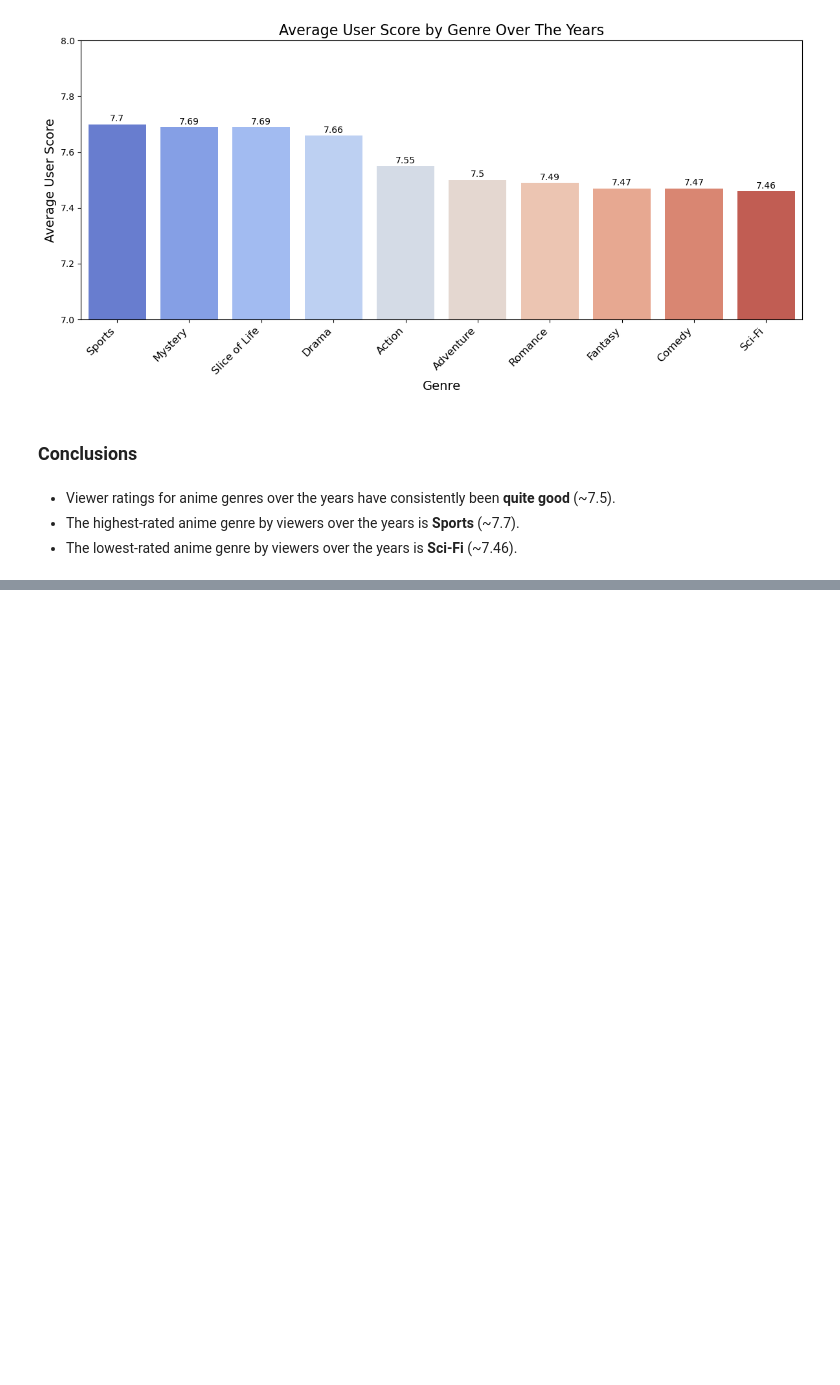
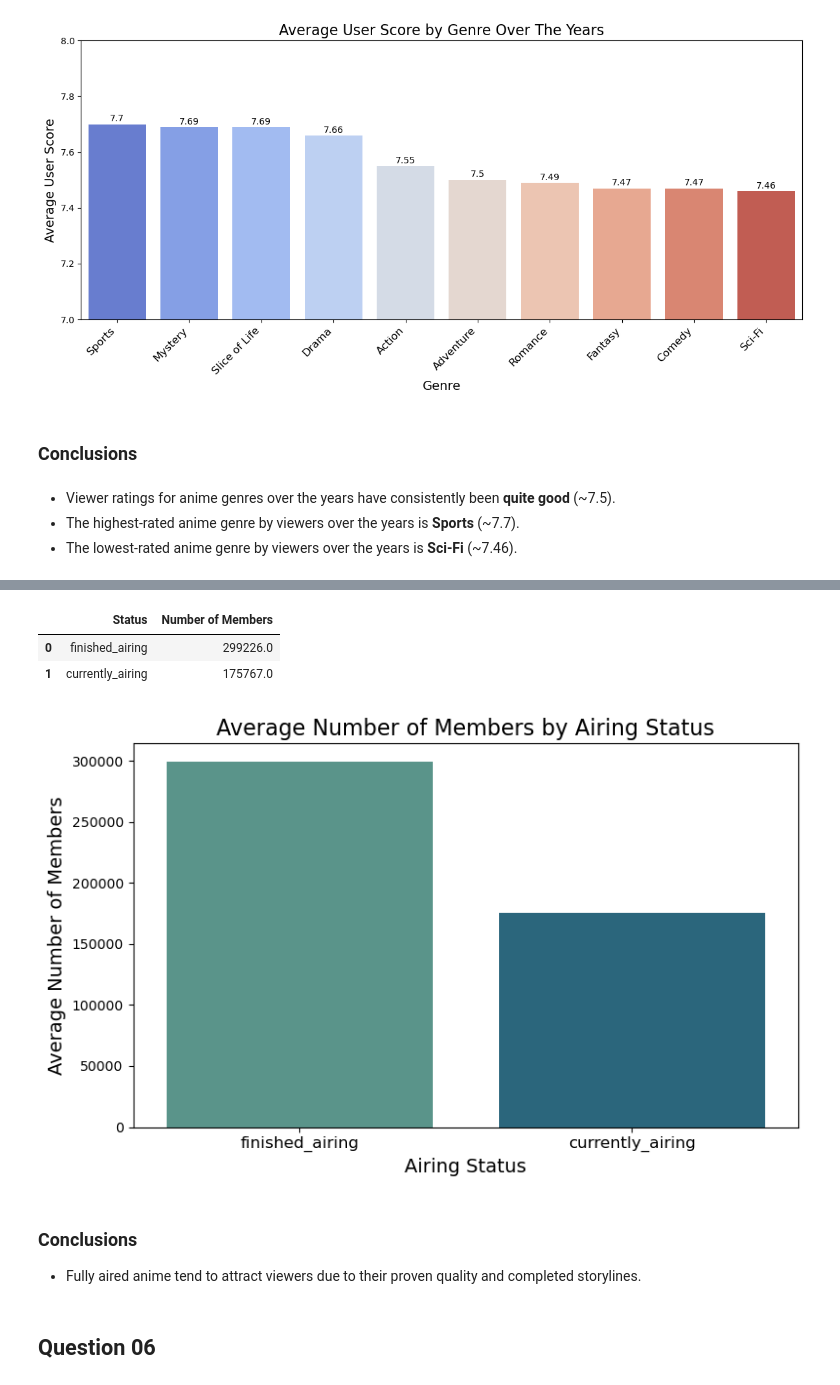
Before and after one commit to lib2509/Intro_to_DS_Final_Project, a Jupyter notebook: data_analysis.ipynb, the cells around one changed output, grey strips where cells are left out. Cells and saved outputs as stored; diff of their text form; code cells hidden in the pictures; blank space fills up the shorter version.

```diff
--- a/data_analysis.ipynb
+++ b/data_analysis.ipynb
@@ -218,0 +407,44 @@ plt.show()
+# %%
+# Group by 'Status' and calculate the mean Number of Members
+status_members = (
+    anime_data[['Status', 'Number of Members']]
+    .groupby('Status')['Number of Members']
+    .mean() # Aggregate by the mean of Number of Members
+    .sort_values(ascending=False) # Sort by Number of Members
+    .reset_index()
+    .round({'Number of Members': 0}) # Round to 0 decimal places
+)
+status_members
+# %% [output]
+|  | Status | Number of Members |
+| 0 | finished_airing | 299226.0 |
+| 1 | currently_airing | 175767.0 |
+# %%
+# Rename columns for clarity
+status_members.columns = ['Status', 'Average Number of Members']
+
+# Visualize by using vertical bar chart
+plt.figure(figsize=(8, 5))
+sns.barplot(
+    x='Status',
+    y='Average Number of Members',
+    hue='Status',
+    data=status_members,
+    palette='crest',
+    legend=False
+)
+
+# Customize the plot
+plt.title('Average Number of Members by Airing Status', fontsize=16)
+plt.xlabel('Airing Status', fontsize=14)
+plt.ylabel('Average Number of Members', fontsize=14)
+plt.xticks(fontsize=12)
+plt.tight_layout()
+plt.show()
+# %% [output]
+[figure, added]
+# %% [markdown]
+### Conclusions
+- Fully aired anime tend to attract viewers due to their proven quality and completed storylines.
+# %% [markdown]
+## Question 06
```
Also changed, not shown: parts of 11 cells of this notebook.
